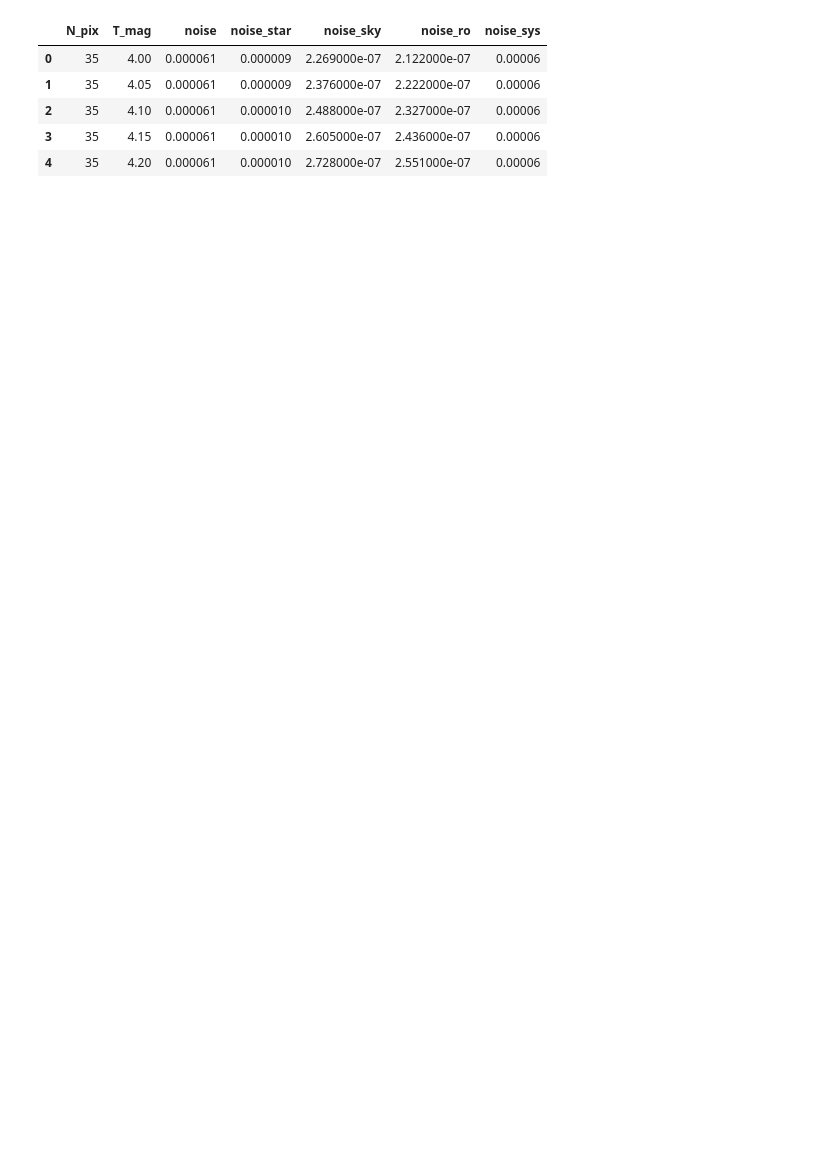
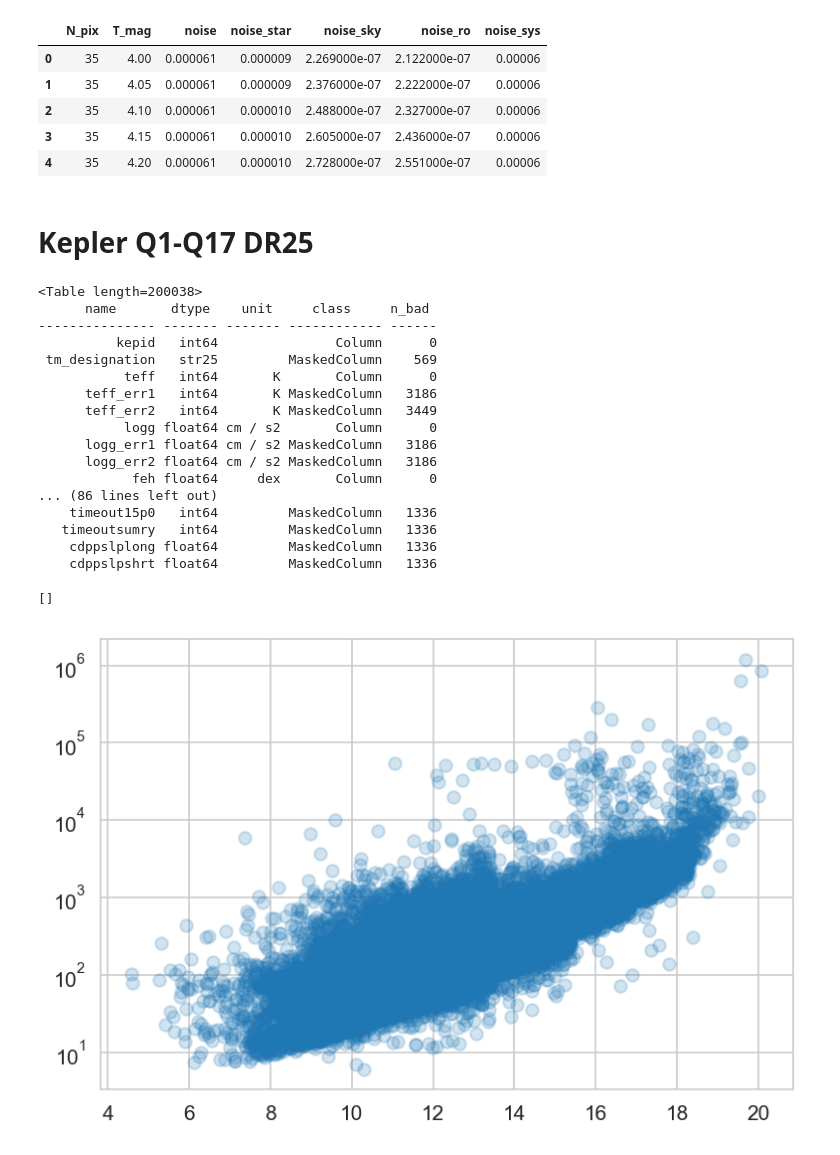
Before and after one commit to trevordavid/nasa-smex-concept, a Jupyter notebook: notebooks/smex_precision_comparison.ipynb, the cells around one changed output. Drawn from its saved outputs; the diff is of its cells as text; code cells hidden in the pictures; blank space fills up the shorter version.

```diff
--- a/notebooks/smex_precision_comparison.ipynb
+++ b/notebooks/smex_precision_comparison.ipynb
@@ -64,4 +87,34 @@ tess.head()
 | 2 | 35 | 4.10 | 0.000061 | 0.000010 | 2.488000e-07 | 2.327000e-07 | 0.00006 |
 | 3 | 35 | 4.15 | 0.000061 | 0.000010 | 2.605000e-07 | 2.436000e-07 | 0.00006 |
 | 4 | 35 | 4.20 | 0.000061 | 0.000010 | 2.728000e-07 | 2.551000e-07 | 0.00006 |
+# %% [markdown]
+# Kepler Q1-Q17 DR25
+# %%
+from astropy.io import ascii
+kep = ascii.read("/Users/tdavid/Dropbox (Simons Foundation)/multis/data/Kepler-Q1-Q17-DR25-KOI.txt")
+kep.info()
+
+kep['Tmag'] = p(kep['kepmag'])
+plt.scatter(kep['Tmag'], kep['rrmscdpp01p5'], alpha=0.2)
+plt.semilogy()
+# %% [output]
+<Table length=200038>
+      name       dtype    unit     class     n_bad
+--------------- ------- ------- ------------ ------
+          kepid   int64               Column      0
+ tm_designation   str25         MaskedColumn    569
+           teff   int64       K       Column      0
+      teff_err1   int64       K MaskedColumn   3186
+      teff_err2   int64       K MaskedColumn   3449
+           logg float64 cm / s2       Column      0
+      logg_err1 float64 cm / s2 MaskedColumn   3186
+      logg_err2 float64 cm / s2 MaskedColumn   3186
+            feh float64     dex       Column      0
+... (86 lines left out)
+    timeout15p0   int64         MaskedColumn   1336
+   timeoutsumry   int64         MaskedColumn   1336
+    cdppslplong float64         MaskedColumn   1336
+    cdppslpshrt float64         MaskedColumn   1336
+[]
+[figure, added]
 # %%
```
Also changed, not shown: parts of 13 cells of this notebook, 1 other file.
